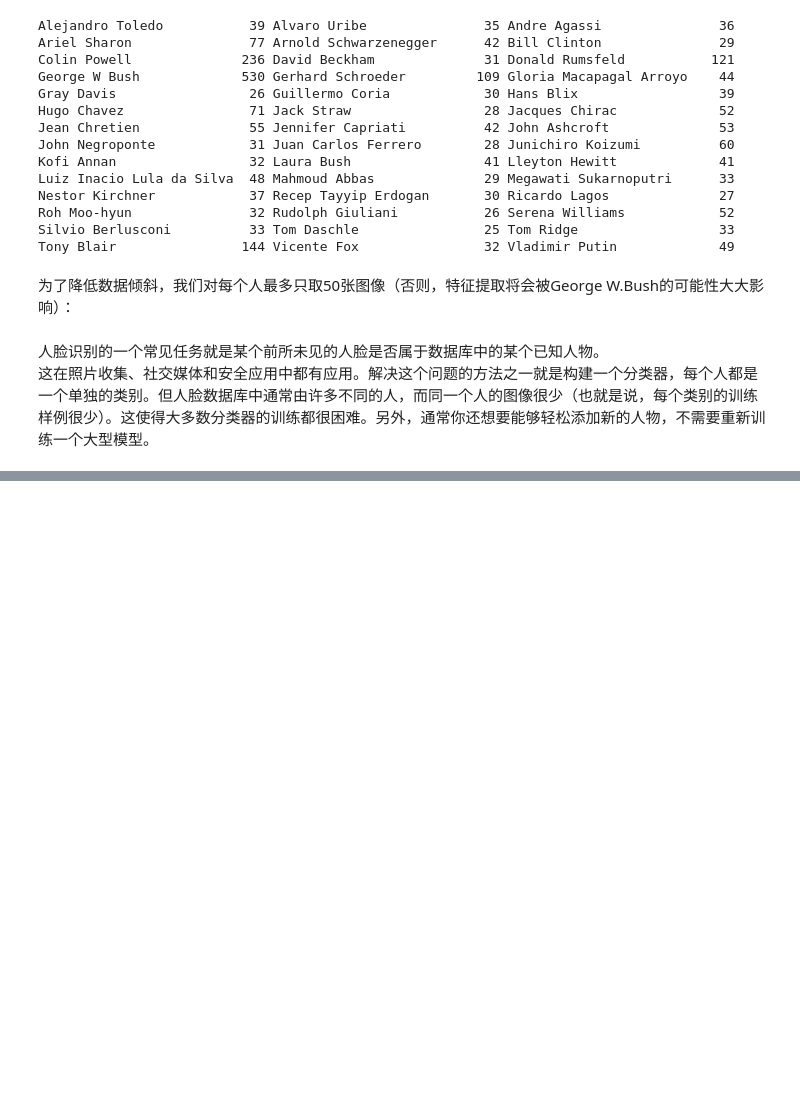
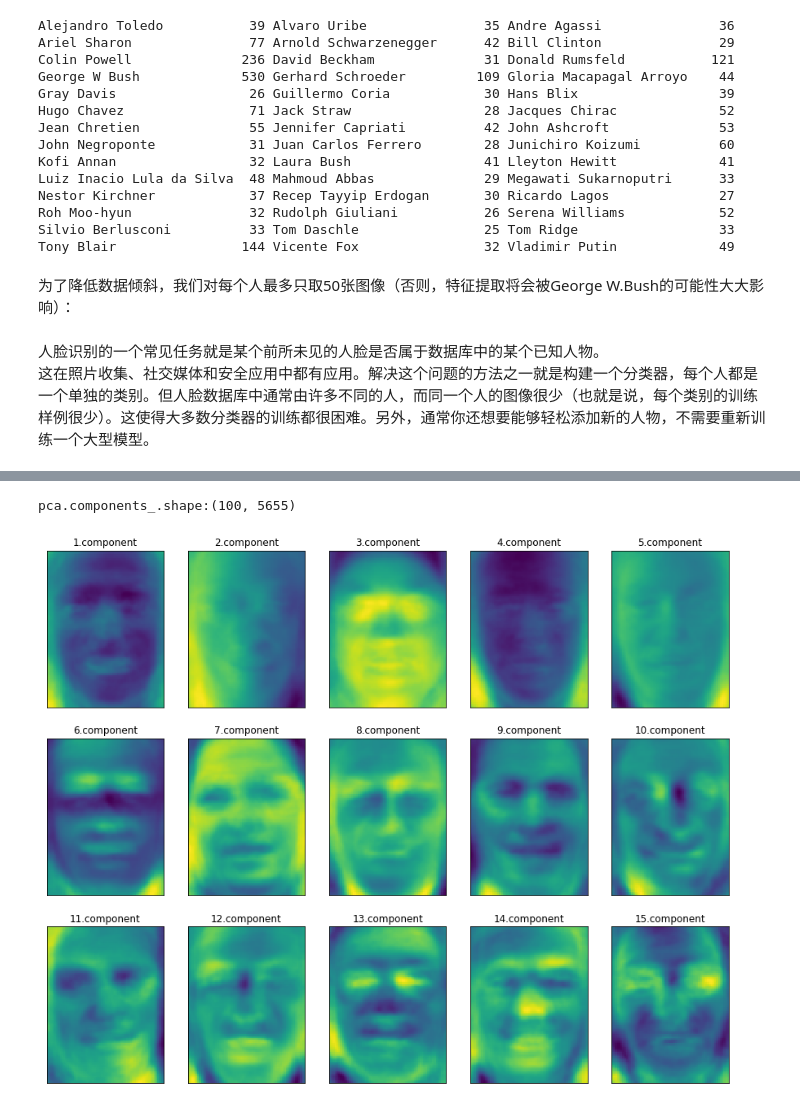
Before and after one commit to foragile/introduction_to_machine_learning_with_python, a Jupyter notebook: chapter03/无监督学习.ipynb, the cells around one changed output, grey strips where cells are left out. Cells and saved outputs as stored; diff of their text form; code cells hidden in the pictures; blank space fills up the shorter version.

```diff
--- a/chapter03/无监督学习.ipynb
+++ b/chapter03/无监督学习.ipynb
@@ -432,0 +435,9 @@ X_people=X_people/255
+# %%
+from sklearn.neighbors import KNeighborsClassifier
+
+# 将数据分为训练集和测试集
+X_train,X_test,y_train,y_test=train_test_split(X_people,y_people,stratify=y_people,random_state=0)
+# 使用一个邻居构建KNeighborsClassifier
+knn=KNeighborsClassifier(n_neighbors=1)
+knn.fit(X_train,y_train)
+print("Test set score of 1-nn:{:.2f}".format(knn.score(X_test,y_test)))
@@ -432,0 +475,11 @@ X_people=X_people/255
+# %%
+print("pca.components_.shape:{}".format(pca.components_.shape))
+# %% [output]
+pca.components_.shape:(100, 5655)
+# %%
+fix,axes=plt.subplots(3,5,figsize=(15,12),subplot_kw={'xticks':(),'yticks':()})
+for i,(component,ax) in enumerate(zip(pca.components_,axes.ravel())):
+    ax.imshow(component.reshape(image_shape),cmap='viridis')
+    ax.set_title("{}.component".format((i+1)))
+# %% [output]
+[figure, added]
```
Also changed, not shown: parts of 10 cells of this notebook.
